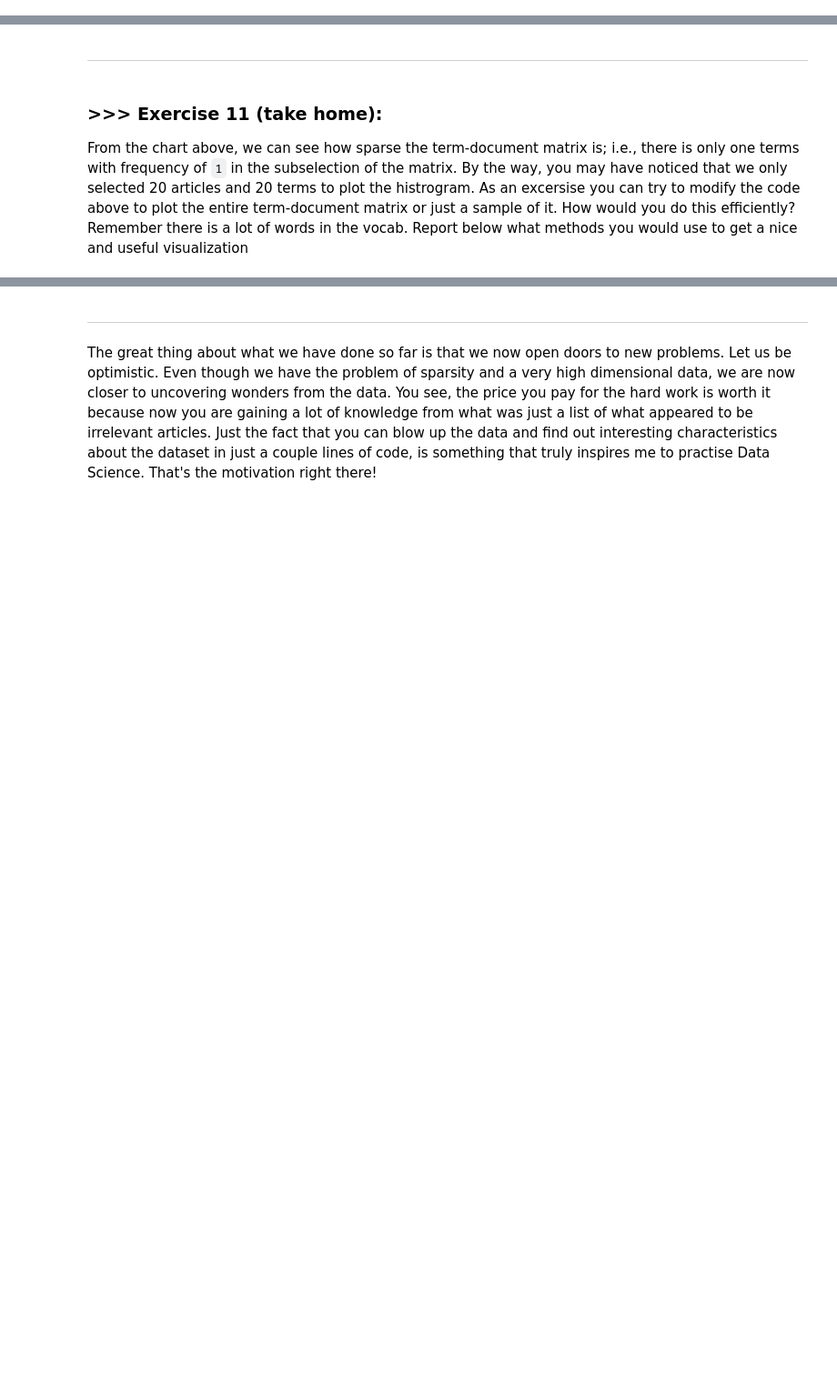
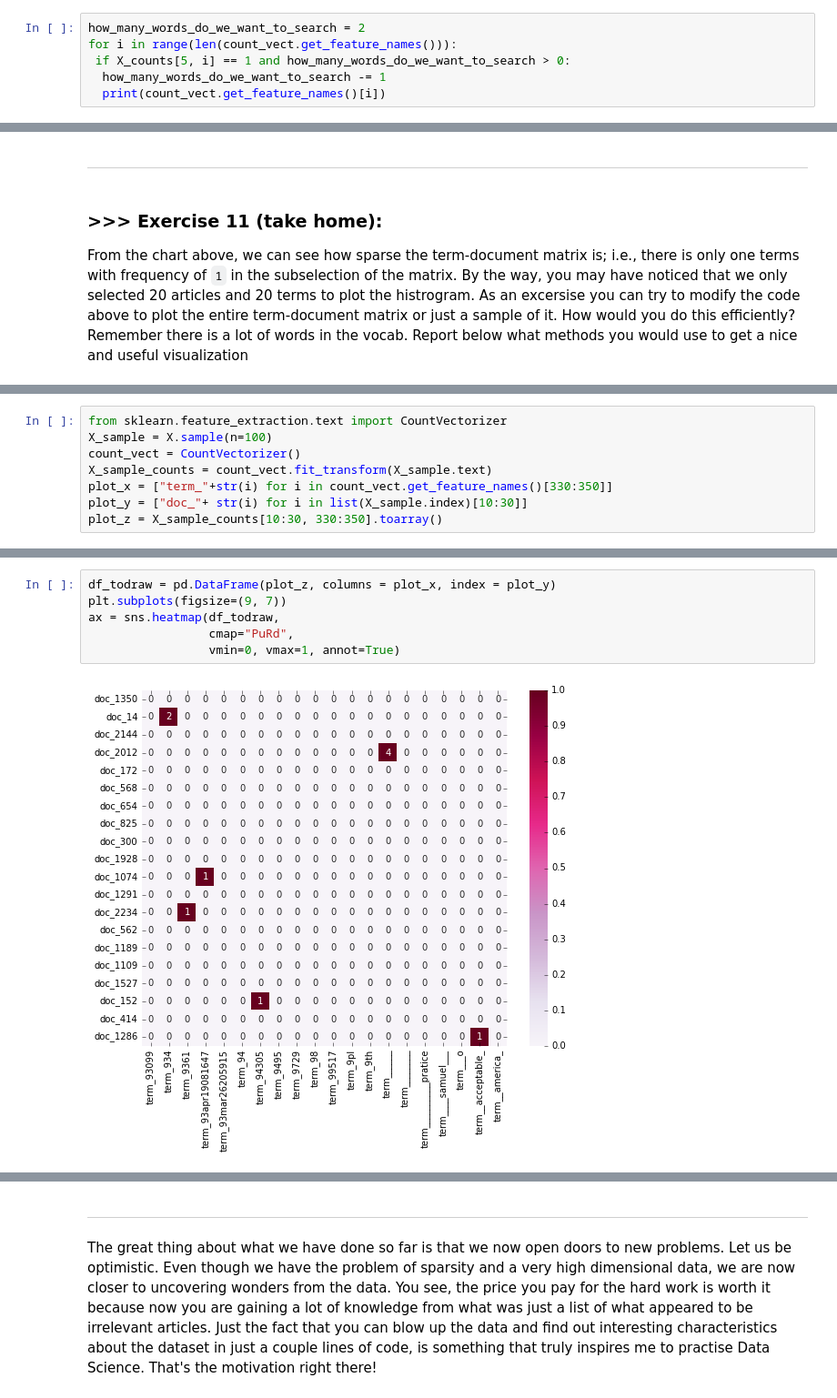
Before and after one commit to s109065533/DM2020-Lab1-Master, a Jupyter notebook: DM2020-Lab1-Master.ipynb, the cells around one changed output, grey strips where cells are left out. Shown at 91% size. Drawn from its saved outputs; the diff is of its cells as text; blank space fills up the shorter version.

```diff
--- a/DM2020-Lab1-Master.ipynb
+++ b/DM2020-Lab1-Master.ipynb
@@ -568,0 +1450,6 @@ We said that the `1` at the beginning of the fifth record represents the `00` te
+# %%
+how_many_words_do_we_want_to_search = 2
+for i in range(len(count_vect.get_feature_names())):
+ if X_counts[5, i] == 1 and how_many_words_do_we_want_to_search > 0:
+  how_many_words_do_we_want_to_search -= 1
+  print(count_vect.get_feature_names()[i])
@@ -617,0 +1541,8 @@ From the chart above, we can see how sparse the term-document matrix is; i.e., t
+# %%
+from sklearn.feature_extraction.text import CountVectorizer
+X_sample = X.sample(n=100)
+count_vect = CountVectorizer()
+X_sample_counts = count_vect.fit_transform(X_sample.text)
+plot_x = ["term_"+str(i) for i in count_vect.get_feature_names()[330:350]]
+plot_y = ["doc_"+ str(i) for i in list(X_sample.index)[10:30]]
+plot_z = X_sample_counts[10:30, 330:350].toarray()
@@ -617,0 +1569,8 @@ From the chart above, we can see how sparse the term-document matrix is; i.e., t
+# %%
+df_todraw = pd.DataFrame(plot_z, columns = plot_x, index = plot_y)
+plt.subplots(figsize=(9, 7))
+ax = sns.heatmap(df_todraw,
+                 cmap="PuRd",
+                 vmin=0, vmax=1, annot=True)
+# %% [output]
+[figure, added]
```
Also changed, not shown: parts of 185 cells of this notebook.
